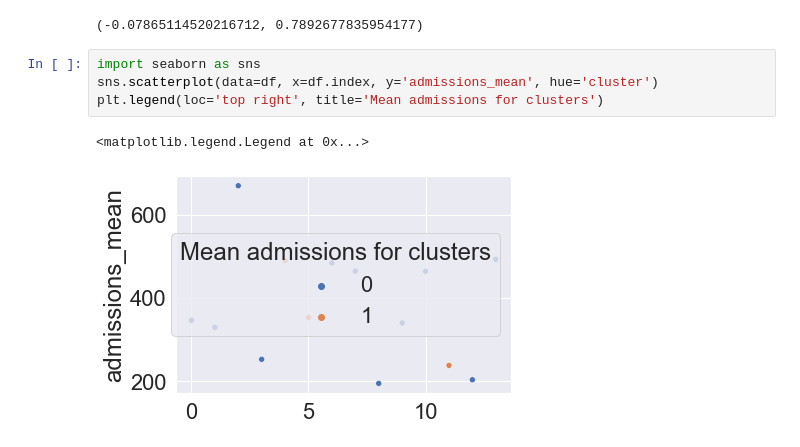
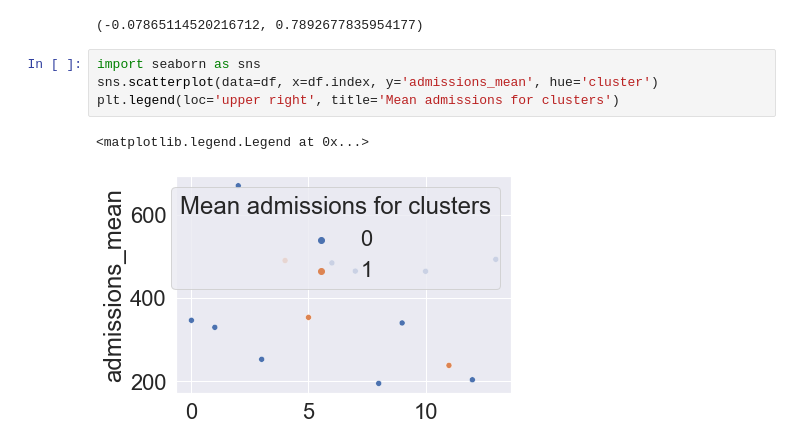
Before and after one commit to lekshmivijay88/Air-pollution-and-Asthma, a Jupyter notebook: cluster_analysis.ipynb, the cells around one changed output. Cells and saved outputs as stored; diff of their text form.

```diff
--- a/cluster_analysis.ipynb
+++ b/cluster_analysis.ipynb
@@ -271,7 +273,7 @@ res
 # %%
 import seaborn as sns
 sns.scatterplot(data=df, x=df.index, y='admissions_mean', hue='cluster')
-plt.legend(loc='top right', title='Mean admissions for clusters')
+plt.legend(loc='upper right', title='Mean admissions for clusters')
 # %% [output]
 <matplotlib.legend.Legend at 0x...>
-[figure, old version]
+[figure, new version]
```
Also changed, not shown: parts of 10 cells of this notebook, 1 other file.
